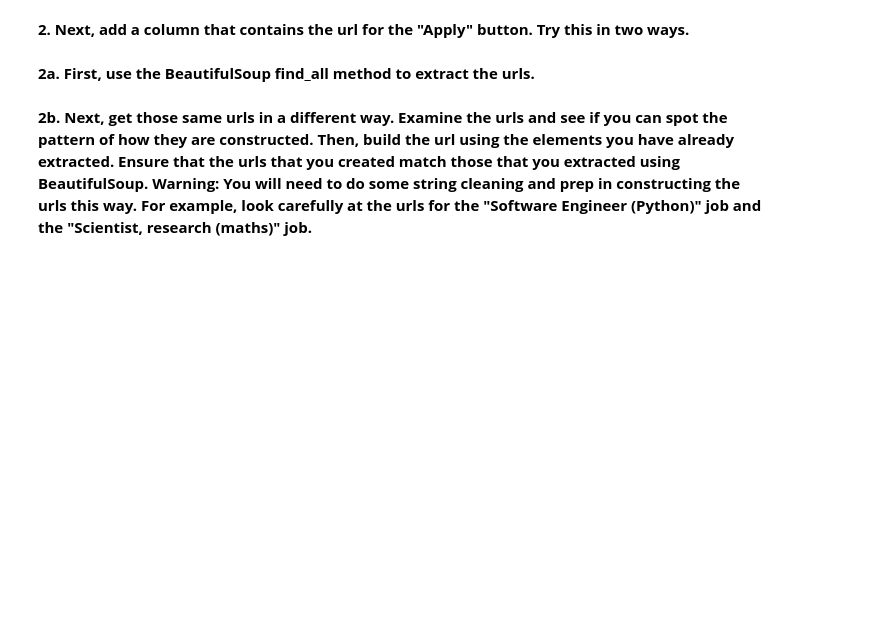
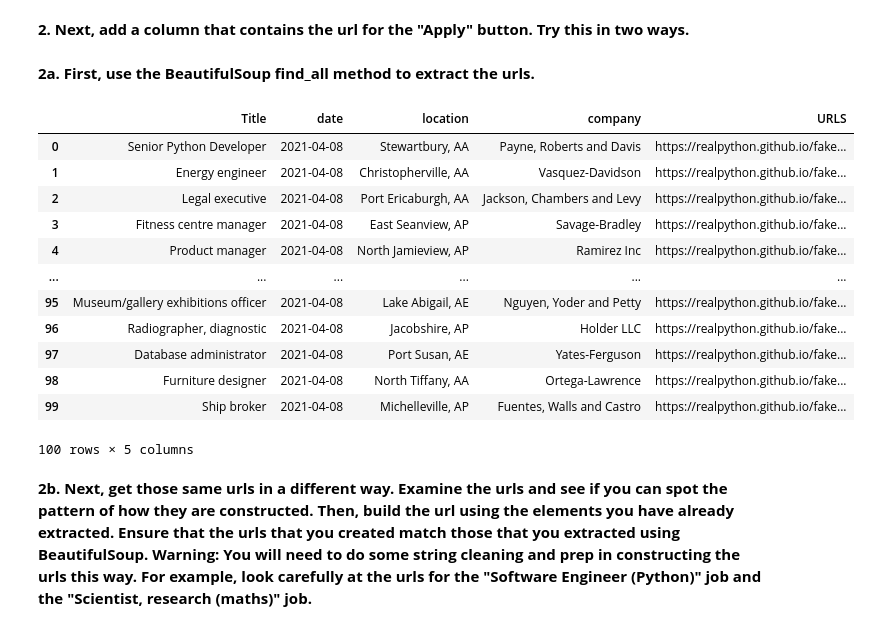
Before and after one commit to nss-data-science-cohort-8/webscraping-Mythical-clj, a Jupyter notebook: notebooks/WebScraping-Cavin.ipynb, the cells around one changed output. Saved outputs shown, nothing was run; the diff lists cells and outputs as text; code cells hidden in the pictures; blank space fills up the shorter version.

```diff
--- a/notebooks/WebScraping-Cavin.ipynb
+++ b/notebooks/WebScraping-Cavin.ipynb
@@ -57,10 +57,18 @@ job_list = [
 job_place = (
     [job
      .text
-     .replace('\n', '') for job in job_soup.findAll('h3')]
+     .replace('\n', '')
+     for job in job_soup
+     .findAll('h3')]
 )
 # %%
-job_time = [job.text.replace('\n', '') for job in job_soup.findAll(class_= 'is-small has-text-grey')]
+job_time = (
+    [job
+     .text
+     .replace('\n', '')
+     for job in job_soup
+     .findAll(class_= 'is-small has-text-grey')]
+)
 # %%
 job_loc = (
     [job
@@ -88,12 +96,24 @@ urls = []
 
 for link in job_soup.findAll("a", href=True)[1::2]:
     urls.append(link['href'])
-# %%
-job_info = (
-    pd
-    .DataFrame(list(zip(job_list, job_time, job_loc, job_place)))
-    .rename(columns = {0: 'Title', 1: 'date', 2: 'location', 3: 'company'})
-)
+# %%
+job_info['URLS'] = urls
+# %%
+job_info
+# %% [output]
+|  | Title | date | location | company | URLS |
+| 0 | Senior Python Developer | 2021-04-08 | Stewartbury, AA | Payne, Roberts and Davis | https://realpython.github.io/fake... |
+| 1 | Energy engineer | 2021-04-08 | Christopherville, AA | Vasquez-Davidson | https://realpython.github.io/fake... |
+| 2 | Legal executive | 2021-04-08 | Port Ericaburgh, AA | Jackson, Chambers and Levy | https://realpython.github.io/fake... |
+| 3 | Fitness centre manager | 2021-04-08 | East Seanview, AP | Savage-Bradley | https://realpython.github.io/fake... |
+| 4 | Product manager | 2021-04-08 | North Jamieview, AP | Ramirez Inc | https://realpython.github.io/fake... |
+| ... | ... | ... | ... | ... | ... |
+| 95 | Museum/gallery exhibitions officer | 2021-04-08 | Lake Abigail, AE | Nguyen, Yoder and Petty | https://realpython.github.io/fake... |
+| 96 | Radiographer, diagnostic | 2021-04-08 | Jacobshire, AP | Holder LLC | https://realpython.github.io/fake... |
+| 97 | Database administrator | 2021-04-08 | Port Susan, AE | Yates-Ferguson | https://realpython.github.io/fake... |
+| 98 | Furniture designer | 2021-04-08 | North Tiffany, AA | Ortega-Lawrence | https://realpython.github.io/fake... |
+| 99 | Ship broker | 2021-04-08 | Michelleville, AP | Fuentes, Walls and Castro | https://realpython.github.io/fake... |
+100 rows × 5 columns
 # %% [markdown]
 **2b. Next, get those same urls in a different way. Examine the urls and see if you can spot the pattern of how they are constructed. Then, build the url using the elements you have already extracted. Ensure that the urls that you created match those that you extracted using BeautifulSoup. Warning: You will need to do some string cleaning and prep in constructing the urls this way. For example, look carefully at the urls for the "Software Engineer (Python)" job and the "Scientist, research (maths)" job.**
 # %%
```
Also changed, not shown: parts of 10 cells of this notebook.
